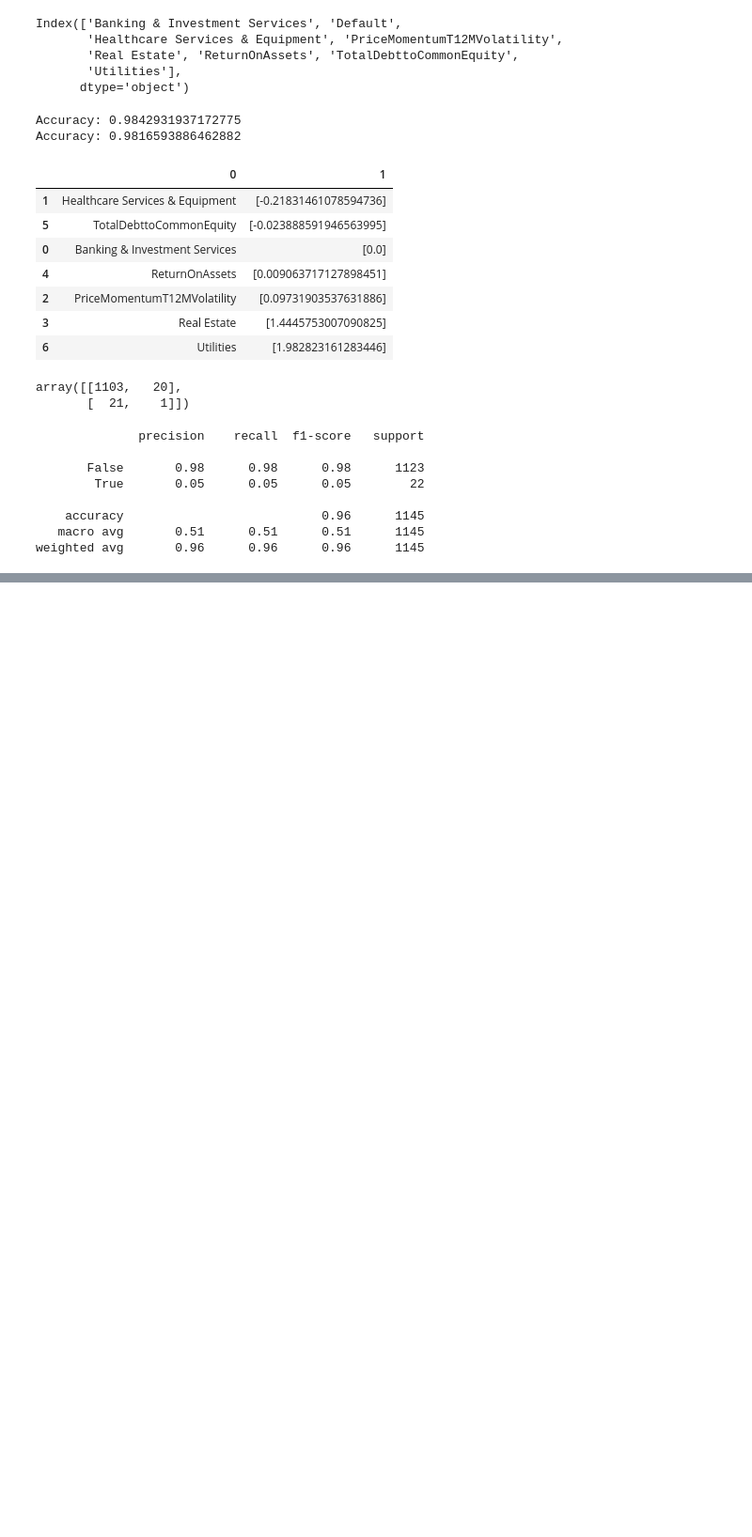
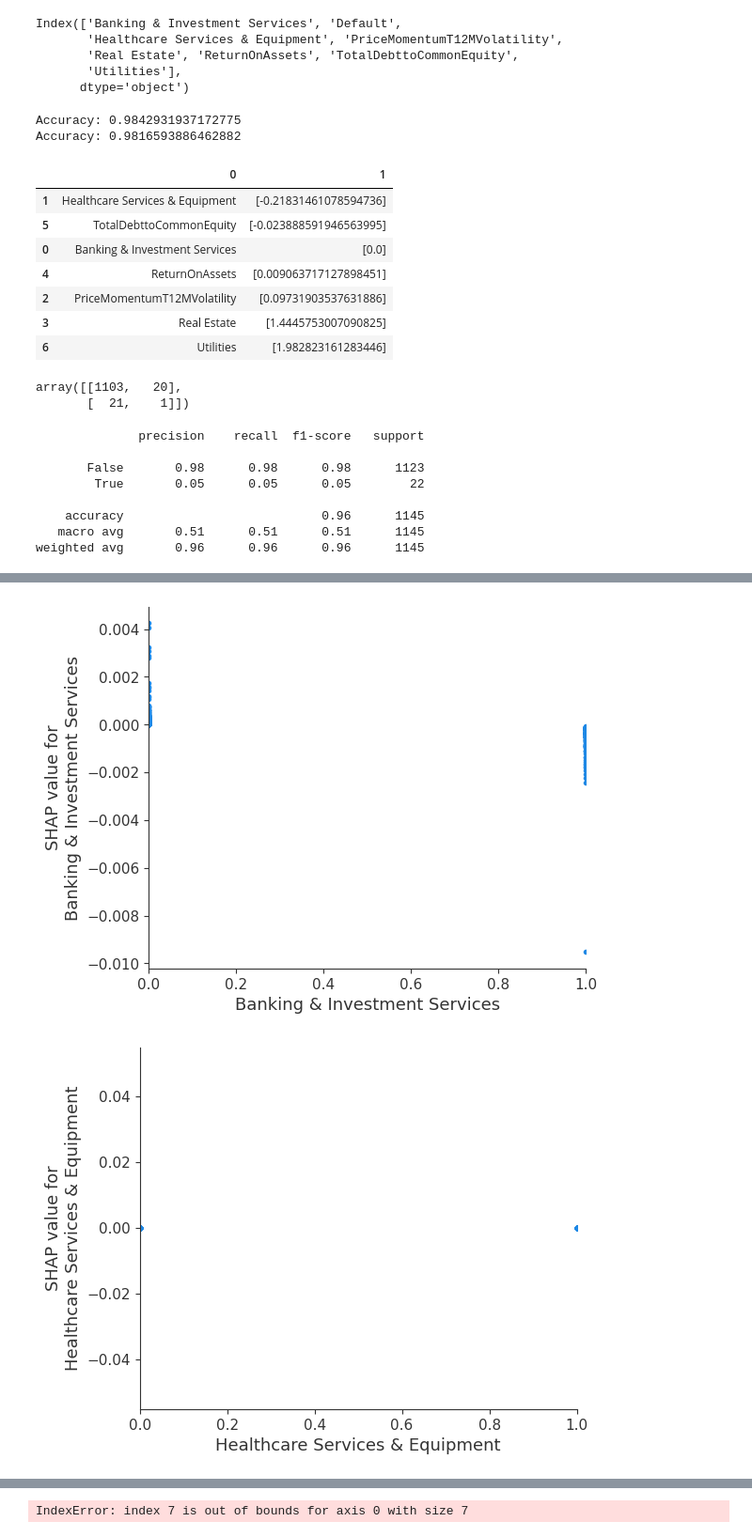
Before and after one commit to wczubal1/BloombergTask, a Jupyter notebook: BloombergTaskWitoldCzubala.ipynb, the cells around one changed output, grey strips where cells are left out. Shown at 94% size. Saved outputs shown, nothing was run; the diff lists cells and outputs as text; code cells hidden in the pictures; blank space fills up the shorter version.

```diff
--- a/BloombergTaskWitoldCzubala.ipynb
+++ b/BloombergTaskWitoldCzubala.ipynb
@@ -161,0 +230,5 @@ weighted avg       0.96      0.96      0.96      1145
+# %%
+# loading
+explainer = shap.TreeExplainer(final_model, data=X_train, model_output="probability")
+shap_values = explainer.shap_values(X_train)
+print(shap_values.shape)
@@ -161,0 +238,8 @@ weighted avg       0.96      0.96      0.96      1145
+# %%
+for i in range(0,X_train.shape[0]-1):
+    shap.dependence_plot(X_train.columns[i], shap_values, X_train, interaction_index=None, show=False)
+    plt.xlim(X_train[X_train.columns[i]].quantile(0.01),X_train[X_train.columns[i]].quantile(0.99))
+    plt.show()
+# %% [output]
+[figure, added]
+[figure, added]
@@ -161,0 +251 @@ weighted avg       0.96      0.96      0.96      1145
+IndexError: index 7 is out of bounds for axis 0 with size 7
```
Also changed, not shown: parts of 7 cells of this notebook.
